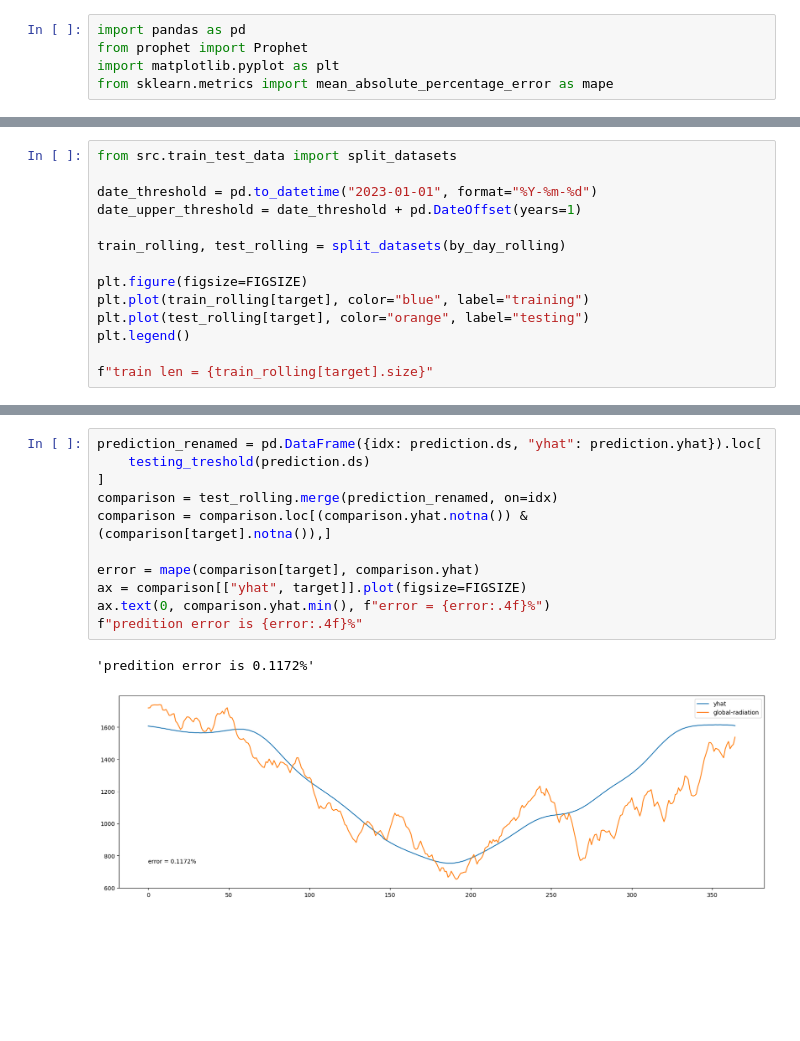
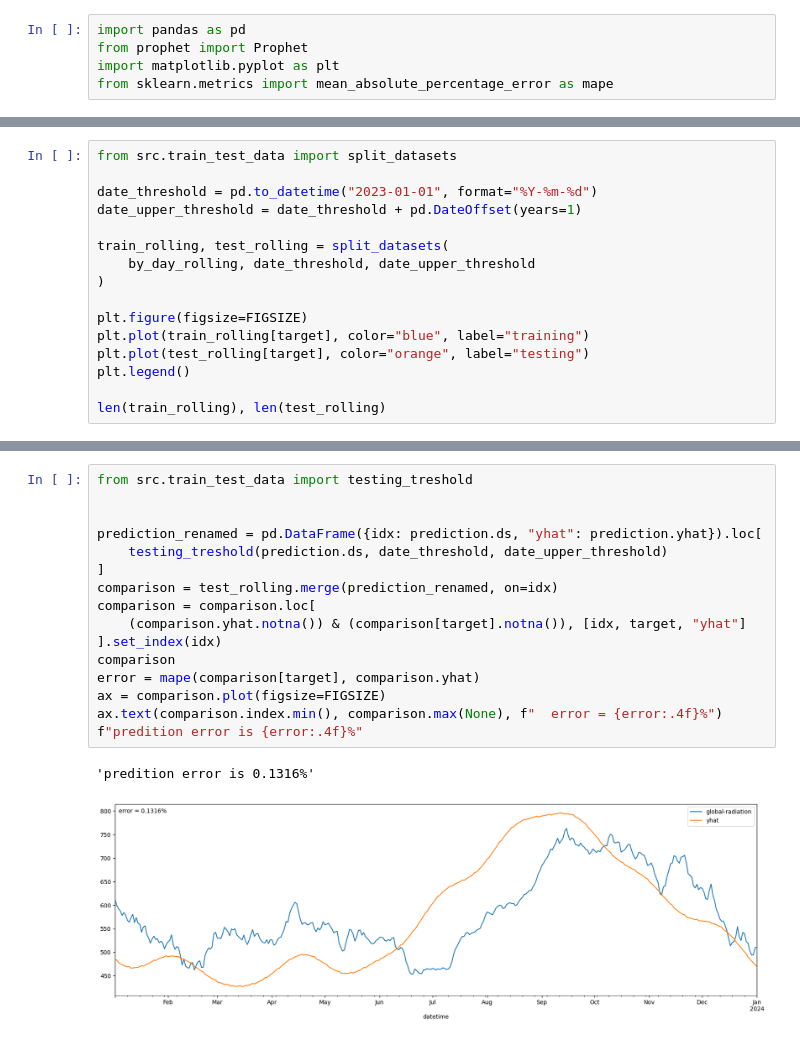
Before and after one commit to fellipessanha/solar-studies, a Jupyter notebook: prophet-modeling.ipynb, the cells around one changed output, grey strips where cells are left out. Cells and saved outputs as stored; diff of their text form; blank space fills up the shorter version.

Commit message:
feat: improve error display on predictions

```diff
--- a/prophet-modeling.ipynb
+++ b/prophet-modeling.ipynb
@@ -38,12 +38,14 @@ from src.train_test_data import split_datasets
 date_threshold = pd.to_datetime("2023-01-01", format="%Y-%m-%d")
 date_upper_threshold = date_threshold + pd.DateOffset(years=1)
 
-train_rolling, test_rolling = split_datasets(by_day_rolling)
+train_rolling, test_rolling = split_datasets(
+    by_day_rolling, date_threshold, date_upper_threshold
+)
 
 plt.figure(figsize=FIGSIZE)
 plt.plot(train_rolling[target], color="blue", label="training")
 plt.plot(test_rolling[target], color="orange", label="testing")
 plt.legend()
 
-f"train len = {train_rolling[target].size}"
+len(train_rolling), len(test_rolling)
 # %% [output]
@@ -89,14 +92,19 @@ plt.legend()
 # %%
+from src.train_test_data import testing_treshold
+
+
 prediction_renamed = pd.DataFrame({idx: prediction.ds, "yhat": prediction.yhat}).loc[
-    testing_treshold(prediction.ds)
+    testing_treshold(prediction.ds, date_threshold, date_upper_threshold)
 ]
 comparison = test_rolling.merge(prediction_renamed, on=idx)
-comparison = comparison.loc[(comparison.yhat.notna()) & (comparison[target].notna()),]
-
+comparison = comparison.loc[
+    (comparison.yhat.notna()) & (comparison[target].notna()), [idx, target, "yhat"]
+].set_index(idx)
+comparison
 error = mape(comparison[target], comparison.yhat)
-ax = comparison[["yhat", target]].plot(figsize=FIGSIZE)
-ax.text(0, comparison.yhat.min(), f"error = {error:.4f}%")
+ax = comparison.plot(figsize=FIGSIZE)
+ax.text(comparison.index.min(), comparison.max(None), f"  error = {error:.4f}%")
 f"predition error is {error:.4f}%"
 # %% [output]
-'predition error is 0.1172%'
+'predition error is 0.1316%'
-[figure, old version]
+[figure, new version]
```
Also changed, not shown: parts of 7 cells of this notebook, 1 other file.
